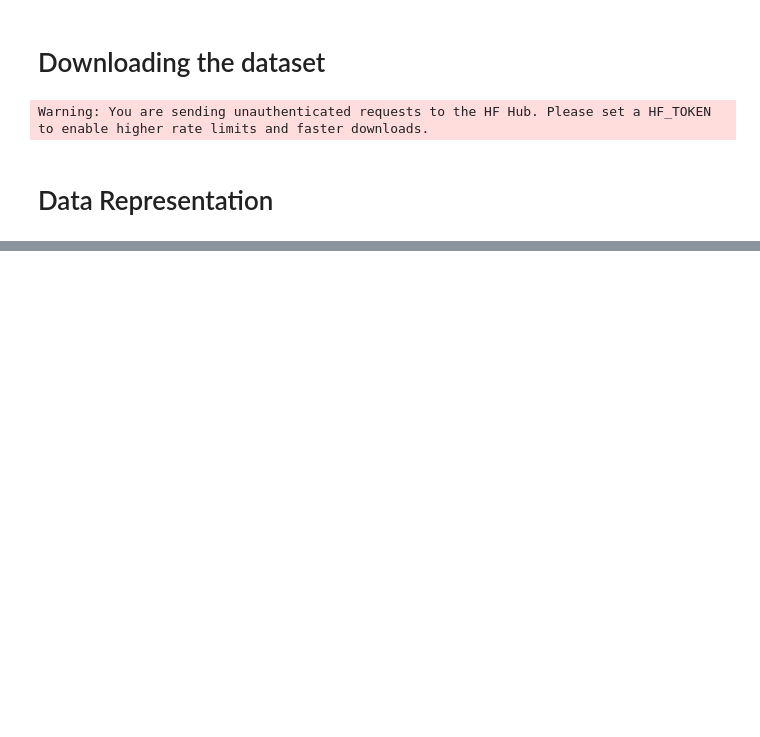
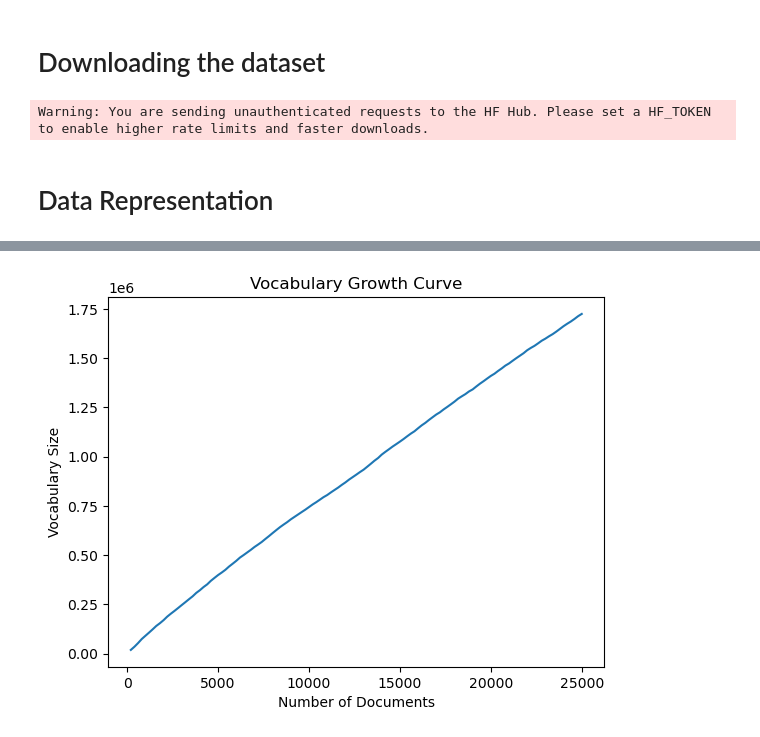
Before and after one commit to Chiraagkv/ML-NLP-Project, a Jupyter notebook: models.ipynb, the cells around one changed output, grey strips where cells are left out. Cells and saved outputs as stored; diff of their text form; code cells hidden in the pictures; blank space fills up the shorter version.

```diff
--- a/models.ipynb
+++ b/models.ipynb
@@ -107,0 +187,21 @@ def cosine_similarity(tfidf_docs, query_vec):
+# %%
+vocab = set()
+vocab_sizes = []
+num_docs = []
+
+step = 200
+
+for i, doc in enumerate(X_train_docs):
+    tokens = tokenize(doc, mode='bigram')
+    vocab.update(tokens)
+
+    if (i + 1) % step == 0:
+        num_docs.append(i + 1)
+        vocab_sizes.append(len(vocab))
+plt.plot(num_docs, vocab_sizes)
+plt.xlabel("Number of Documents")
+plt.ylabel("Vocabulary Size")
+plt.title("Vocabulary Growth Curve")
+plt.show()
+# %% [output]
+[figure, added]
```
Also changed, not shown: parts of 16 cells of this notebook, 1 other file.
